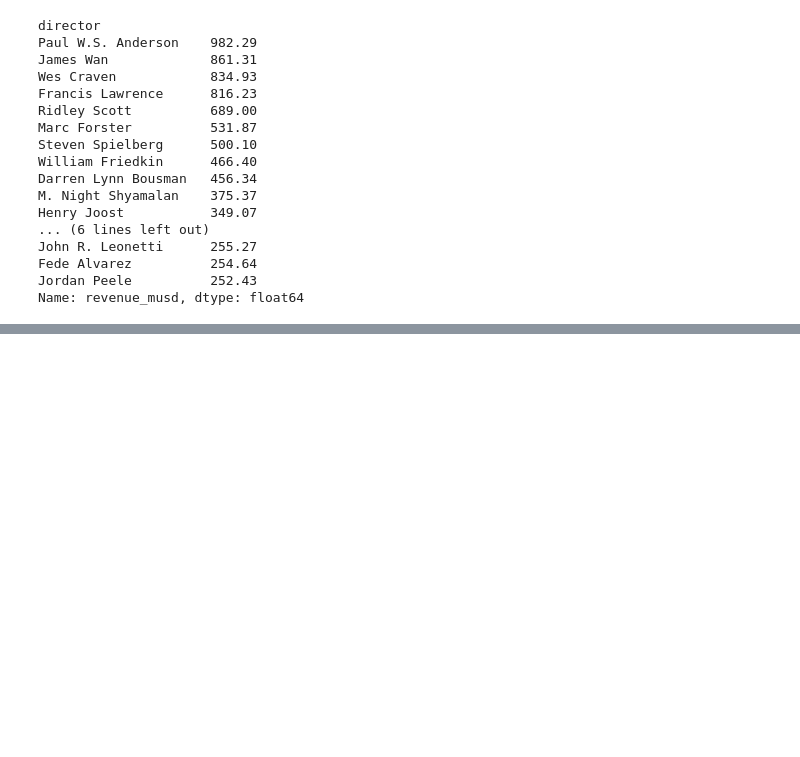
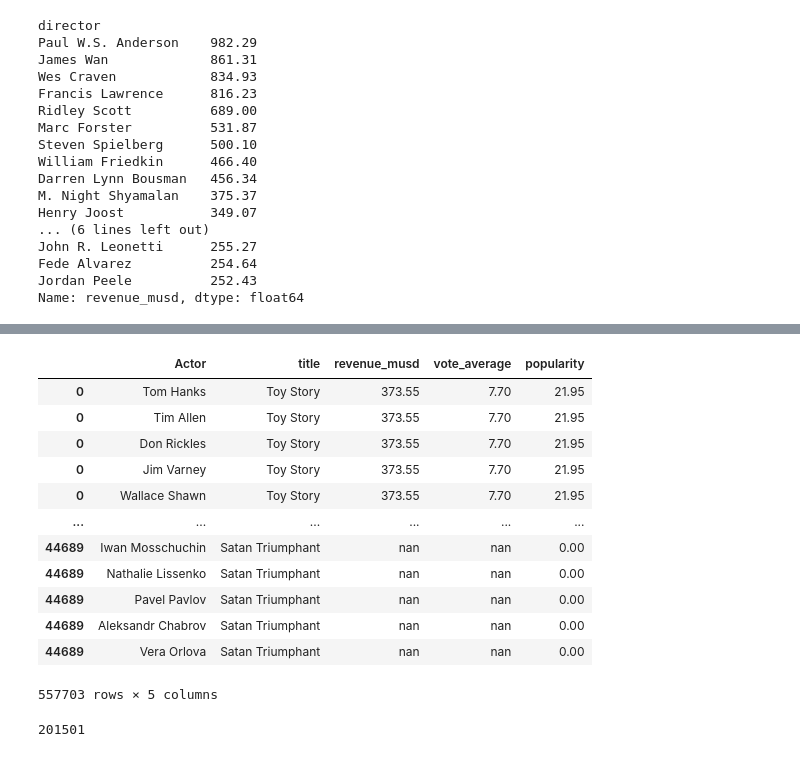
Before and after one commit to mahesh-ml/MLBasics, a Jupyter notebook: movies_review_pandas.ipynb, the cells around one changed output, grey strips where cells are left out. Cells and saved outputs as stored; diff of their text form; code cells hidden in the pictures; blank space fills up the shorter version.

```diff
--- a/movies_review_pandas.ipynb
+++ b/movies_review_pandas.ipynb
@@ -763,0 +805,16 @@ Name: revenue_musd, dtype: float64
+# %%
+act
+# %% [output]
+|  | Actor | title | revenue_musd | vote_average | popularity |
+| 0 | Tom Hanks | Toy Story | 373.55 | 7.70 | 21.95 |
+| 0 | Tim Allen | Toy Story | 373.55 | 7.70 | 21.95 |
+| 0 | Don Rickles | Toy Story | 373.55 | 7.70 | 21.95 |
+| 0 | Jim Varney | Toy Story | 373.55 | 7.70 | 21.95 |
+| 0 | Wallace Shawn | Toy Story | 373.55 | 7.70 | 21.95 |
+| ... | ... | ... | ... | ... | ... |
+| 44689 | Iwan Mosschuchin | Satan Triumphant | nan | nan | 0.00 |
+| 44689 | Nathalie Lissenko | Satan Triumphant | nan | nan | 0.00 |
+| 44689 | Pavel Pavlov | Satan Triumphant | nan | nan | 0.00 |
+| 44689 | Aleksandr Chabrov | Satan Triumphant | nan | nan | 0.00 |
+| 44689 | Vera Orlova | Satan Triumphant | nan | nan | 0.00 |
+557703 rows × 5 columns
@@ -763,0 +823,4 @@ Name: revenue_musd, dtype: float64
+# %%
+act.Actor.nunique()
+# %% [output]
+201501
```
Also changed, not shown: parts of 12 cells of this notebook.
